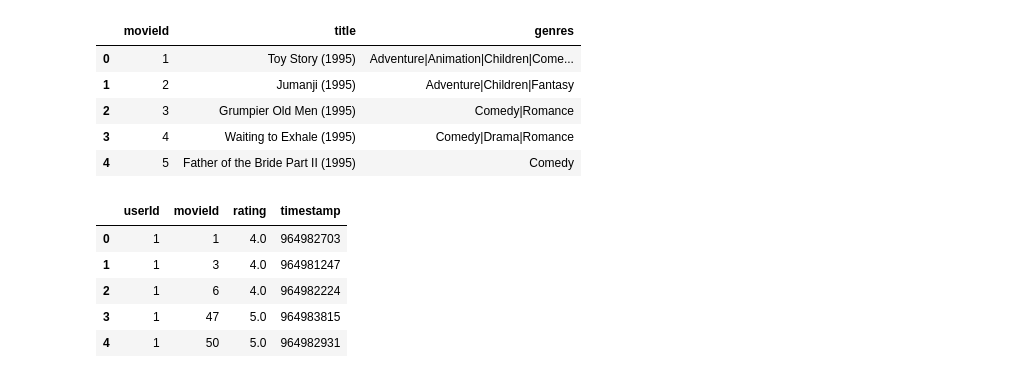
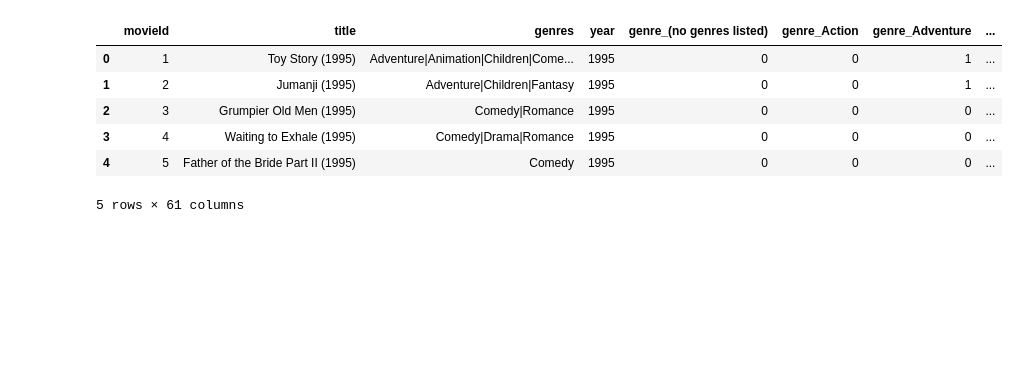
Before and after one commit to tijanatoskovic/Movies-Recommendations, a Jupyter notebook: nn/neural_network.ipynb, the cells around one changed output. Saved outputs shown, nothing was run; the diff lists cells and outputs as text; code cells hidden in the pictures; blank space fills up the shorter version.

```diff
--- a/nn/neural_network.ipynb
+++ b/nn/neural_network.ipynb
@@ -8,18 +16,22 @@ tags_df = pd.read_csv("../data/ml-latest-small/tags.csv")
+# %%
+X_train = np.load('../data/X_train.npy')
+X_val   = np.load('../data/X_val.npy')
+
+feature_df = pd.read_csv('../data/movie_features.csv')
+movie_index = pd.read_csv('../data/movie_index.csv')
+
+with open('../data/feature_cols.txt') as f:
+    feature_cols = f.read().splitlines()
+
+dim = X_train.shape[1]
+embbeding_dim = 32
 # %%
-movies_df.head()
+feature_df.head()
 # %% [output]
-|  | movieId | title | genres |
-| 0 | 1 | Toy Story (1995) | Adventure|Animation|Children|Come... |
-| 1 | 2 | Jumanji (1995) | Adventure|Children|Fantasy |
-| 2 | 3 | Grumpier Old Men (1995) | Comedy|Romance |
-| 3 | 4 | Waiting to Exhale (1995) | Comedy|Drama|Romance |
-| 4 | 5 | Father of the Bride Part II (1995) | Comedy |
+|  | movieId | title | genres | year | genre_(no genres listed) | genre_Action | genre_Adventure | ... |
+| 0 | 1 | Toy Story (1995) | Adventure|Animation|Children|Come... | 1995 | 0 | 0 | 1 | ... |
+| 1 | 2 | Jumanji (1995) | Adventure|Children|Fantasy | 1995 | 0 | 0 | 1 | ... |
+| 2 | 3 | Grumpier Old Men (1995) | Comedy|Romance | 1995 | 0 | 0 | 0 | ... |
+| 3 | 4 | Waiting to Exhale (1995) | Comedy|Drama|Romance | 1995 | 0 | 0 | 0 | ... |
+| 4 | 5 | Father of the Bride Part II (1995) | Comedy | 1995 | 0 | 0 | 0 | ... |
+5 rows × 61 columns
-# %%
-ratings_df.head()
-# %% [output]
-|  | userId | movieId | rating | timestamp |
-| 0 | 1 | 1 | 4.0 | 964982703 |
-| 1 | 1 | 3 | 4.0 | 964981247 |
-| 2 | 1 | 6 | 4.0 | 964982224 |
-| 3 | 1 | 47 | 5.0 | 964983815 |
-| 4 | 1 | 50 | 5.0 | 964982931 |
```
Also changed, not shown: parts of 60 cells of this notebook, 8 other files.
